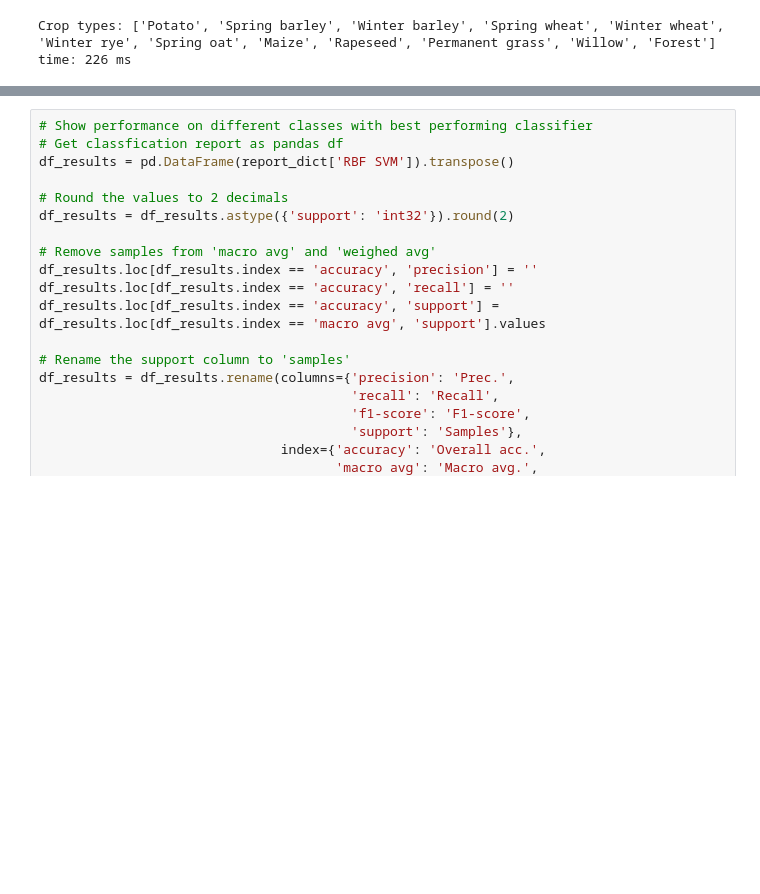
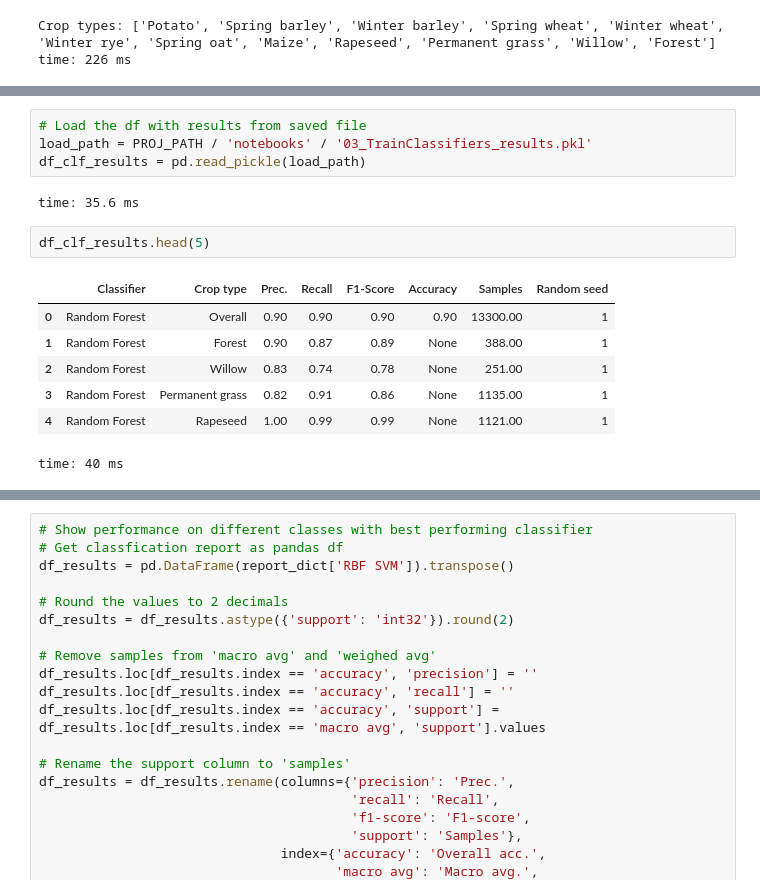
Before and after one commit to JacobJeppesen/PublicSectorConsultancy, a Jupyter notebook: potato_nematode_predictor/notebooks/03_TrainClassifiers.ipynb, the cells around one changed output, grey strips where cells are left out. Cells and saved outputs as stored; diff of their text form; blank space fills up the shorter version.

```diff
--- a/potato_nematode_predictor/notebooks/03_TrainClassifiers.ipynb
+++ b/potato_nematode_predictor/notebooks/03_TrainClassifiers.ipynb
@@ -299,3 +289,19 @@ time: 1h 8min 1s
+# %%
+# Load the df with results from saved file
+load_path = PROJ_PATH / 'notebooks' / '03_TrainClassifiers_results.pkl'
+df_clf_results = pd.read_pickle(load_path)
+# %% [output]
+time: 35.6 ms
+# %%
+df_clf_results.head(5)
+# %% [output]
+|  | Classifier | Crop type | Prec. | Recall | F1-Score | Accuracy | Samples | Random seed |
+| 0 | Random Forest | Overall | 0.90 | 0.90 | 0.90 | 0.90 | 13300.00 | 1 |
+| 1 | Random Forest | Forest | 0.90 | 0.87 | 0.89 | None | 388.00 | 1 |
+| 2 | Random Forest | Willow | 0.83 | 0.74 | 0.78 | None | 251.00 | 1 |
+| 3 | Random Forest | Permanent grass | 0.82 | 0.91 | 0.86 | None | 1135.00 | 1 |
+| 4 | Random Forest | Rapeseed | 1.00 | 0.99 | 0.99 | None | 1121.00 | 1 |
+time: 40 ms
 # %%
 # Create df with results from classifiers and create latex table with them
 df_clf_results = pd.DataFrame(columns=['Name', 'Acc.', 'Prec.', 'Recall', 'F1-Score'])
```
Also changed, not shown: parts of 4 cells of this notebook, 2 other files.
